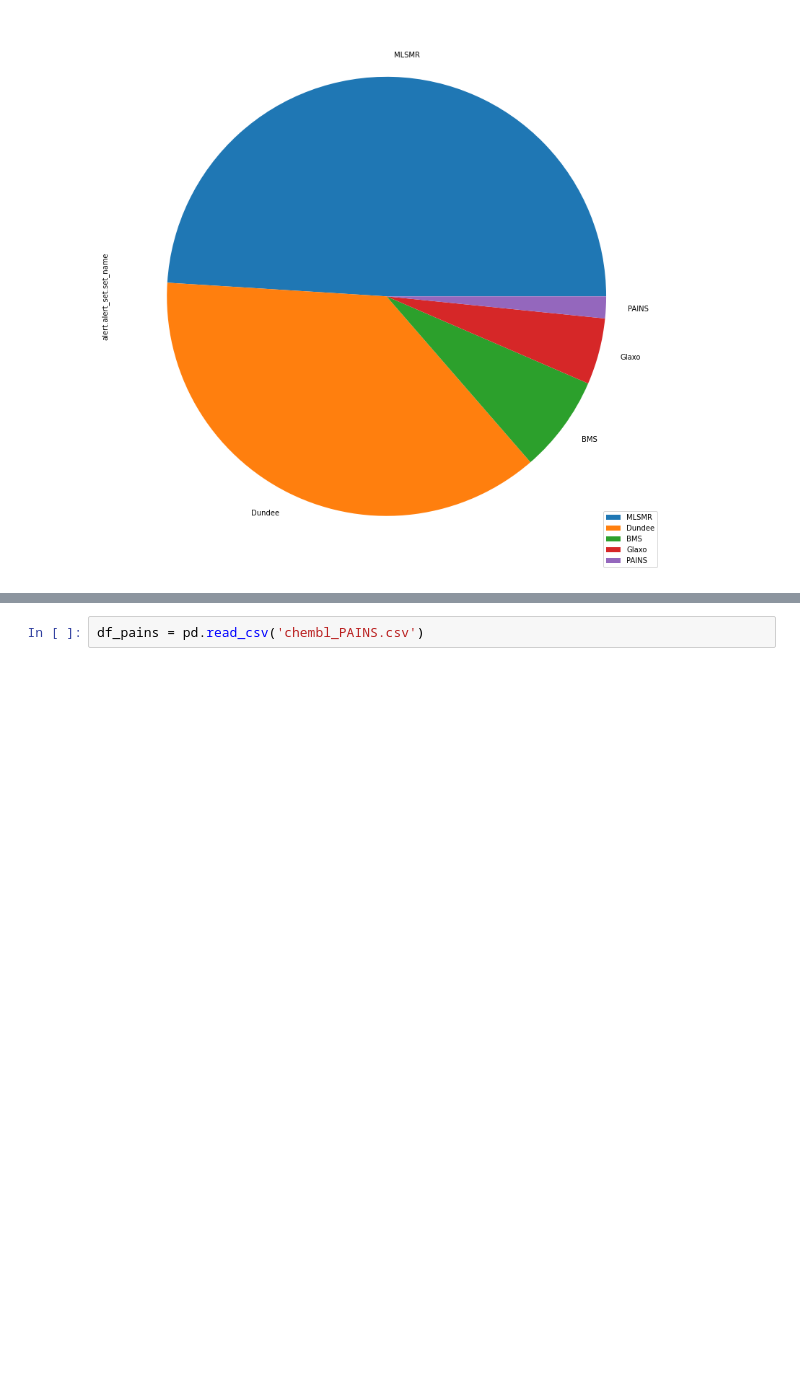
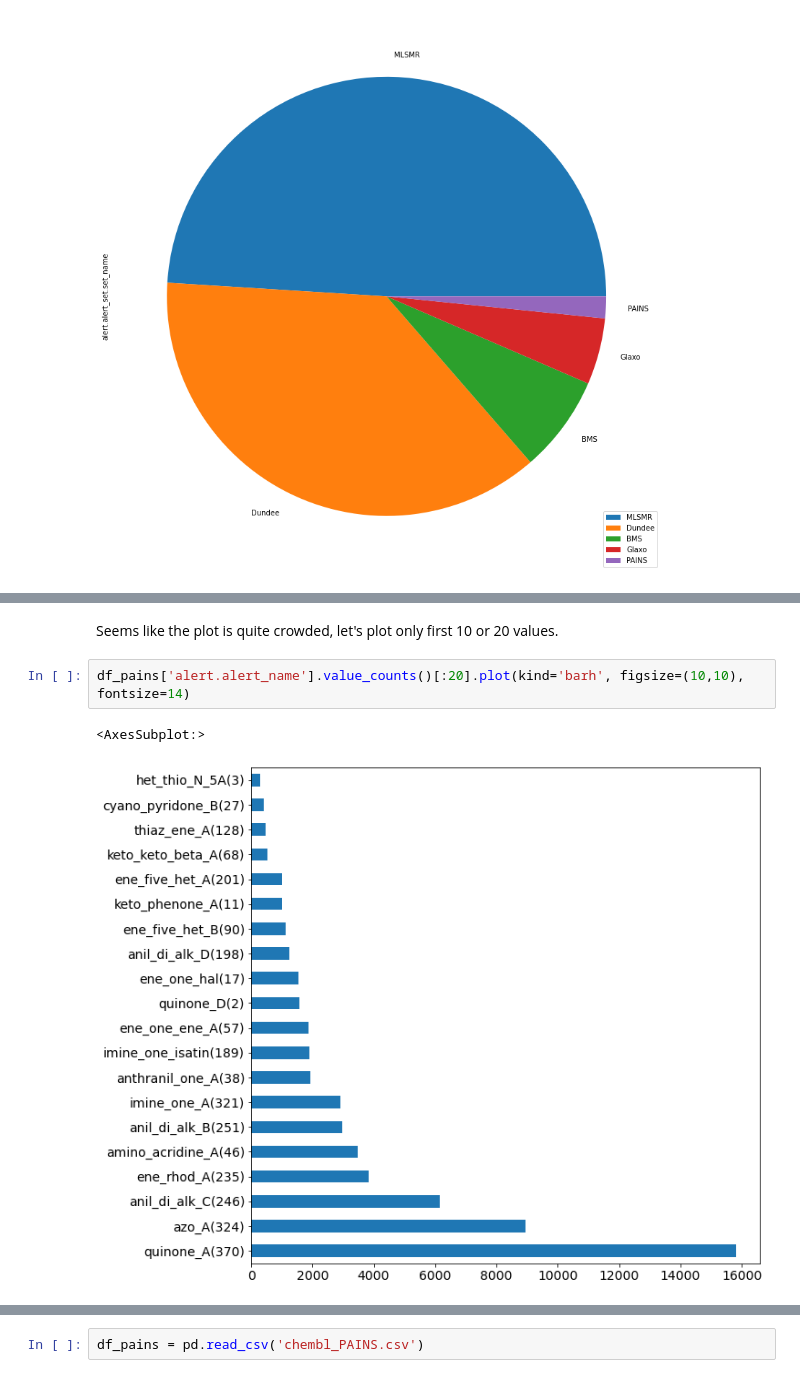
Before and after one commit to nizamibilal/ChemBL_api_parsing, a Jupyter notebook: chembl_structural_alert_analysis.ipynb, the cells around one changed output, grey strips where cells are left out. Cells and saved outputs as stored; diff of their text form; blank space fills up the shorter version.

```diff
--- a/chembl_structural_alert_analysis.ipynb
+++ b/chembl_structural_alert_analysis.ipynb
@@ -237,3 +175,10 @@ df_pains = df[df['alert.alert_set.set_name'].str.contains('PAINS')]
+# %% [markdown]
+Seems like the plot is quite crowded, let's plot only first 10 or 20 values.
+# %%
+df_pains['alert.alert_name'].value_counts()[:20].plot(kind='barh', figsize=(10,10), fontsize=14)
+# %% [output]
+<AxesSubplot:>
+[figure, added]
 # %%
 df_pains = pd.read_csv('chembl_PAINS.csv')
 df_pains
```
Also changed, not shown: parts of 32 cells of this notebook, 1 other file.
